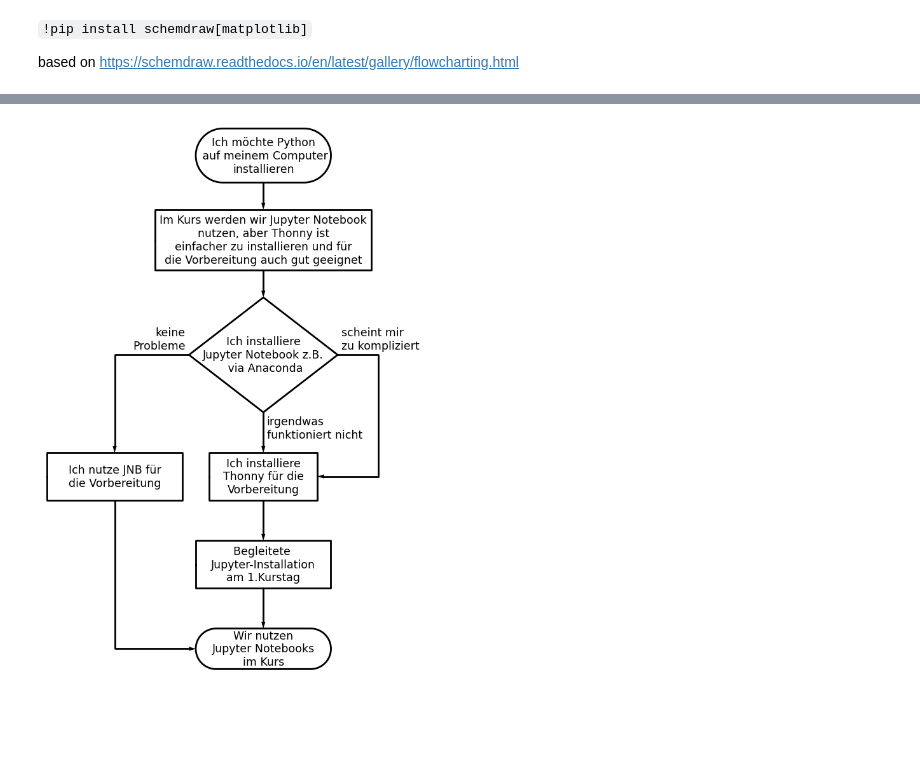
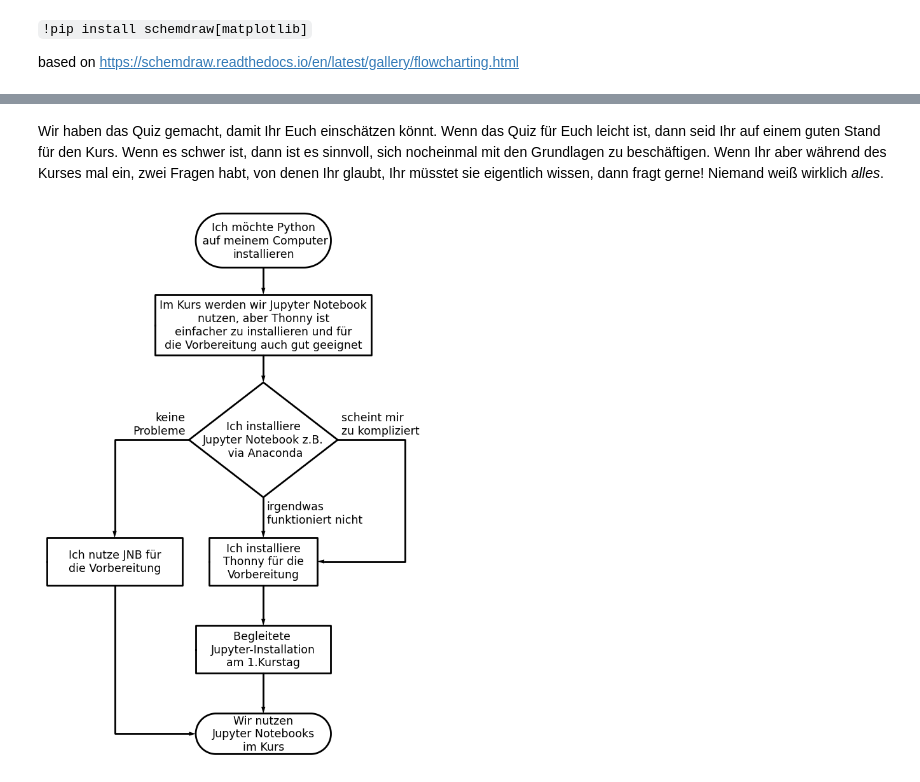
Before and after one commit to cknoll/demo-material, a Jupyter notebook: graph-visualization/flussdiagramme.ipynb, the cells around one changed output, grey strips where cells are left out. Drawn from its saved outputs; the diff is of its cells as text; code cells hidden in the pictures; blank space fills up the shorter version.

```diff
--- a/graph-visualization/flussdiagramme.ipynb
+++ b/graph-visualization/flussdiagramme.ipynb
@@ -23,12 +23,12 @@ with schemdraw.Drawing() as d:
 
 
     d += flow.Arrow().right(d.unit/2).at(gk.E)
-    d += (lernen := flow.Box(w=4, h=1.5).anchor('W').label('Tutorials\ndurcharbeiten'))
+    d += (lernen := flow.Box(w=4, h=1.5).anchor('W').label('Ein Tutorial\ndurcharbeiten'))
     d += flow.Wire('|-', k=-1.5, arrow='->').at(lernen.S).to(quiz.E)
     d += flow.Arrow().down(d.unit/3).at(quiz.S)
     d += (
         erfolg := flow.Decision(w=4, h=3, W=r"Q ≥ 90%", S=r"90% ≥ Q ≥ 70%", E="Q ≤ 70%")
-          .label("Quote\nrichtiger Ant-\nworten")
+          .label("Quote Q\nrichtiger Ant-\nworten")
     )
     d += flow.Arrow().right(d.unit*.75).at(erfolg.E)
     d += (
@@ -37,8 +37,8 @@ with schemdraw.Drawing() as d:
     )
 
     d += (
-        leiden := flow.Decision(w=4, h=4, N="nein", S="ja")
-          .label("Ich bin\nbereit, die\nKonsequenzen\nzu tragen\n")
+        leiden := flow.Decision(w=3, h=2.8, N="nein", S="ja")
+          .label("Damit\nkann ich\nleben")
           .at((empfehlung1.E.x + 1.5, erfolg.W.y))
     )
 
@@ -65,3 +65,5 @@ with schemdraw.Drawing() as d:
+# %% [markdown]
+Wir haben das Quiz gemacht, damit Ihr Euch einschätzen könnt. Wenn das Quiz für Euch leicht ist, dann seid Ihr auf einem guten Stand für den Kurs. Wenn es schwer ist, dann ist es sinnvoll, sich nocheinmal mit den Grundlagen zu beschäftigen. Wenn Ihr aber während des Kurses mal ein, zwei Fragen habt, von denen Ihr glaubt, Ihr müsstet sie eigentlich wissen, dann fragt gerne! Niemand weiß wirklich *alles*.
 # %%
 # Hinweis: `:=` ist der Walross-Operator ("walrus operator", Zuweisung und Rückgabewert in einem)
 
@@ -81,36 +83,36 @@ with schemdraw.Drawing() as d:
     d += (
         install := flow.Decision(
             w=5.5, h=4.25,
             W="keine\nProbleme",
             S='irgendwas\nfunktioniert nicht',
             E="scheint mir\nzu kompliziert"
         ).label("Ich installiere\nJupyter Notebook z.B.\n via Anaconda")
     )
 
     d += flow.Arrow().down(d.unit/2)
     d += (thonny := flow.Box(w=4, h=1.75).label('Ich installiere\nThonny für die\nVorbereitung'))
 
     d += flow.Arrow().down(d.unit/2)
     d += (flow.Box(w=5, h=1.75).label('Begleitete \nJupyter-Installation\nam 1.Kurstag'))
 
 
     d += flow.Arrow().down(d.unit/2)
     d += (
         ende := flow.Terminal(w=5, h=1.5)
         .label("Wir nutzen\nJupyter Notebooks\nim Kurs")
     )
 
-    d += flow.Wire('c', k=1.5, arrow='->').at(install.E).to(thonny.E)
+    d += flow.Wire('c', k=2.5, arrow='->').at(install.E).to(thonny.E)
 
     d += (jnb := flow.Box(w=5, h=1.75)
           .label("Ich nutze JNB für\ndie Vorbereitung")
           .at((thonny.N.x - 3, thonny.W.y))
      )
     d += flow.Wire('-|', k=1.5, arrow='->').at(install.W).to(jnb.N)
     d += flow.Wire('|-', k=1.5, arrow='->').at(jnb.S).to(ende.W)
-    #d.save('installation.svg')
+    # d.save('installation.svg')
 # %% [output]
-[figure, old version]
+[figure, new version]
 # %%
 !ls
 # %% [output]
```
Also changed, not shown: parts of 2 cells of this notebook.
